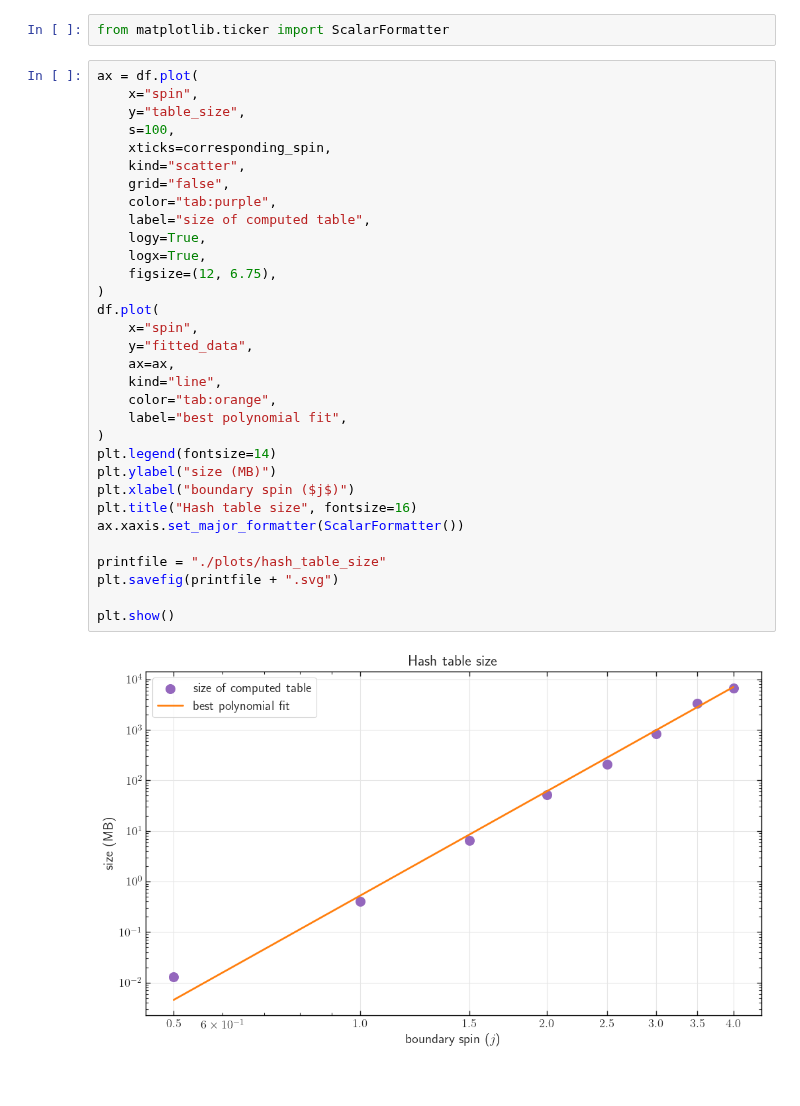
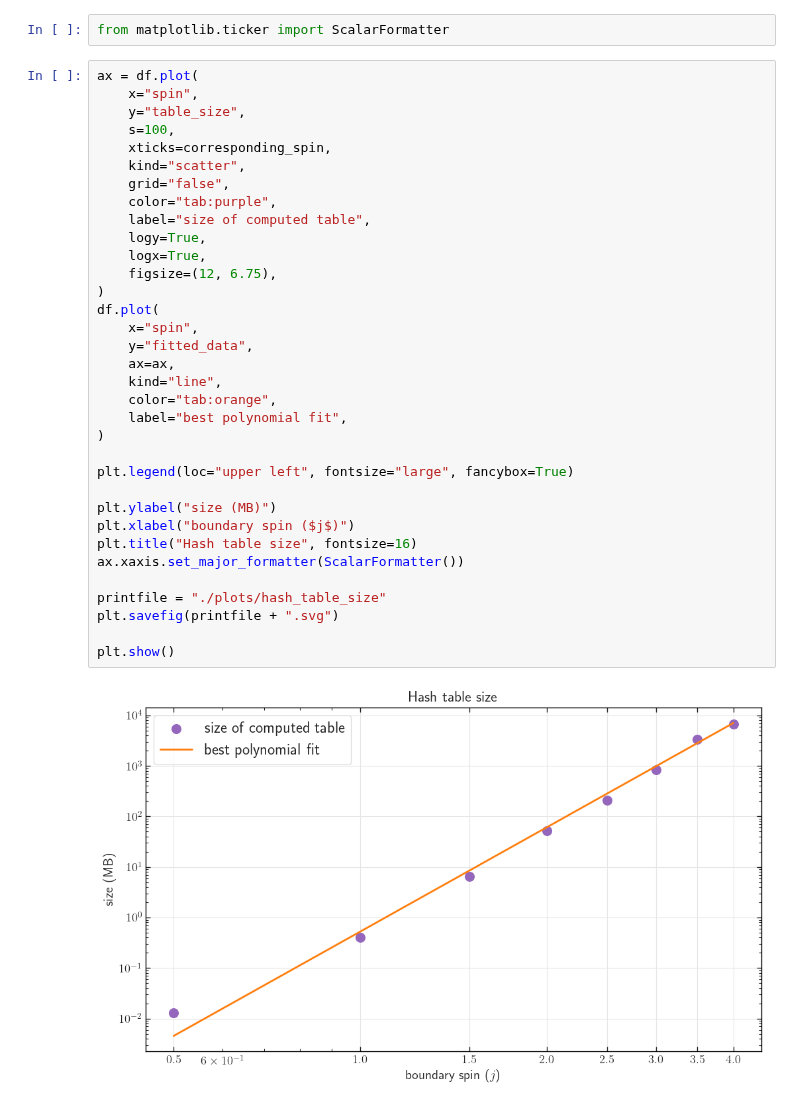
Before and after one commit to PietropaoloFrisoni/MCMC_16_cells_spinfoam, a Jupyter notebook: notebooks/Operators.ipynb, the cells around one changed output. Cells and saved outputs as stored; diff of their text form.

```diff
--- a/notebooks/Operators.ipynb
+++ b/notebooks/Operators.ipynb
@@ -812,32 +794,34 @@ ax = df.plot(
     x="spin",
     y="table_size",
     s=100,
     xticks=corresponding_spin,
     kind="scatter",
     grid="false",
     color="tab:purple",
     label="size of computed table",
     logy=True,
     logx=True,
     figsize=(12, 6.75),
 )
 df.plot(
     x="spin",
     y="fitted_data",
     ax=ax,
     kind="line",
     color="tab:orange",
     label="best polynomial fit",
 )
-plt.legend(fontsize=14)
+
+plt.legend(loc="upper left", fontsize="large", fancybox=True)
+
 plt.ylabel("size (MB)")
 plt.xlabel("boundary spin ($j$)")
 plt.title("Hash table size", fontsize=16)
 ax.xaxis.set_major_formatter(ScalarFormatter())
 
 printfile = "./plots/hash_table_size"
 plt.savefig(printfile + ".svg")
 
 plt.show()
 # %% [output]
-[figure, old version]
+[figure, new version]
```
Also changed, not shown: parts of 7 cells of this notebook, 7 other files.
